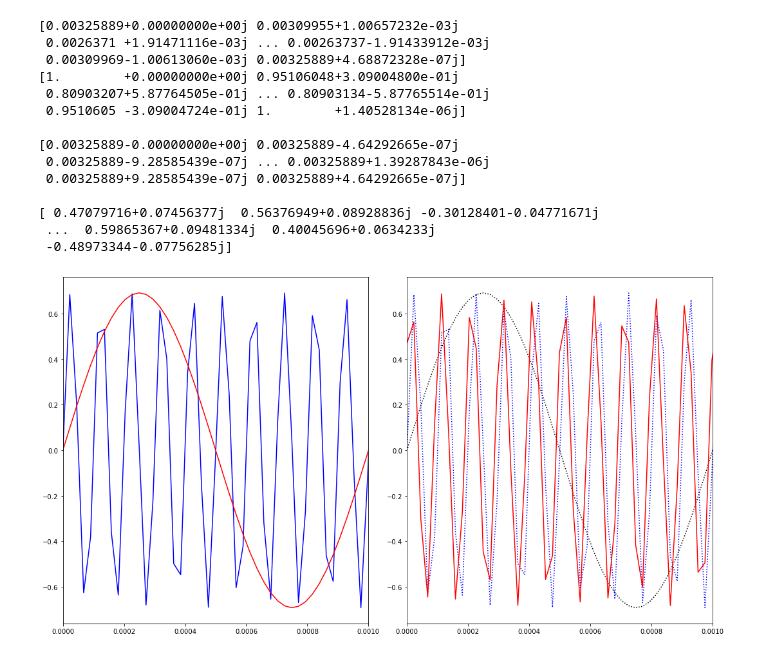
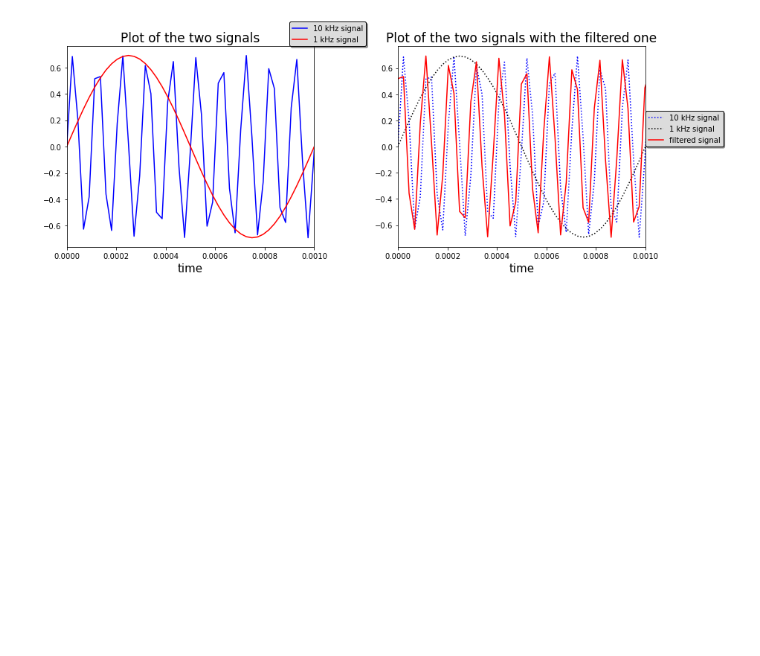
Before and after one commit to GiacomoFrn/MAPD_modA, a Jupyter notebook: python_part.ipynb, the cells around one changed output. Drawn from its saved outputs; the diff is of its cells as text; code cells hidden in the pictures; blank space fills up the shorter version.

```diff
--- a/python_part.ipynb
+++ b/python_part.ipynb
@@ -66,66 +61,61 @@ time_axis = np.arange(0, len(pow_audio_signal_1), 1) / float(freq_sample_1)
 # %%
-fig, ax = plt.subplots(nrows=1, ncols=2, figsize=(15, 8))
-ax[0].plot(time_axis, pow_audio_signal_1, color='blue')
-ax[0].plot(time_axis, pow_audio_signal_2, color='red')
-ax[0].set_xlim(right=1/1000,left=0)
+# Normalize the Signal Value and Plot it on a graph
+pow_audio_signal_1 = sig_audio_1 / np.power(2, 15) #normalizzazione
+pow_audio_signal_2 = sig_audio_2 / np.power(2, 15)
+#pow_audio_signal = pow_audio_signal [:100]
+#time_axis = 1000 * np.arange(0, len(pow_audio_signal), 1) / float(freq_sample) #in ms
+time_axis = np.arange(0, len(pow_audio_signal_1), 1) / float(freq_sample_1)
 
 
+fig, ax = plt.subplots(nrows=1, ncols=2, figsize=(13,5))
+ax[0].plot(time_axis, pow_audio_signal_1, color='blue', label='10 kHz signal')
+ax[0].plot(time_axis, pow_audio_signal_2, color='red', label='1 kHz signal')
+ax[0].set_xlim(right=1/1000,left=0)
+ax[0].set_xlabel('time', fontsize=15)
+ax[0].legend(shadow=True, framealpha=1, facecolor='gainsboro', edgecolor='black', prop={'size':10}, loc=[0.9,1])
+ax[0].set_title('Plot of the two signals', fontsize=17)
 
 somma = pow_audio_signal_1+pow_audio_signal_2
 
 #CONVOLUTION BETWEEN FILTER AND THE SIGNAL
-N=len(coeff)+len(sig_audio_1)-1 #lunghezza della convoluzione
+N=len(coeff)+len(sig_audio_1)-1 #lunghezza della convoluzione (lunghezza segnale + lunghezza coefficienti - 1)
 
 x=np.linspace(0, freq_sample_1, N)
 
 exp = ((np.pi*(N))*0.5*x)
 
 
-fft_coeff = fftpack.fft(coeff,N) #Shift della fase
-print(fft_coeff)
+fft_coeff = fftpack.fft(coeff,N)    #Shift della fase
+
 
 #fft_audio_1 = fftpack.fft(sig_audio_1,N)
 #fft_audio_2 = fftpack.fft(sig_audio_2,N)
 #out_1 = fft_audio_1*fft_coeff
 #out_2 = fft_audio_2*fft_coeff
 fft_somma = fftpack.fft(somma,N)
 out = fft_somma*fft_coeff
 freqs = fftpack.fftfreq(N)
 #plt.plot(freqs, np.abs(fft_audio_1))
 #plt.plot(freqs, np.abs(fft_audio_2))
 #plt.plot(freqs, np.abs(out))
 #plt.xlim(left = 0)
 #plt.show()
 #TIME DOMAIN FILTERED SIGNAL
 time_output = fftpack.ifft(out,N)
 #print(time_output)
 time_output=time_output[numtaps-1:]
-ax[1].plot(time_axis,pow_audio_signal_1,':',color='blue')
-ax[1].plot(time_axis,pow_audio_signal_2,':',color='black')
-ax[1].plot(time_axis,time_output,color='red')
+ax[1].plot(time_axis,pow_audio_signal_1,':',color='blue', label='10 kHz signal')
+ax[1].plot(time_axis,pow_audio_signal_2,':',color='black', label='1 kHz signal')
+ax[1].plot(time_axis,time_output,color='red', label='filtered signal')
 ax[1].set_xlim(right=1/1000,left=0)
+ax[1].set_xlabel('time', fontsize=15)
+ax[1].legend(shadow=True, framealpha=1, facecolor='gainsboro', edgecolor='black', prop={'size':10}, loc=[1,0.5])
+ax[1].set_title('Plot of the two signals with the filtered one', fontsize=17)
+
 fig.tight_layout()
 
 #sound_name = "filter.wav"
 #path=r"/home/federico/Desktop/PHD_PROJECT/MAPD_modA"
 #wv.write(os.path.join(path,sound_name),time_output,44100,sampwidth=1)
-
-print(np.exp(1j*exp),'\n')
-print(fftpack.fft(coeff,N),'\n')
-print(time_output)
 # %% [output]
-[0.00325889+0.00000000e+00j 0.00309955+1.00657232e-03j
- 0.0026371 +1.91471116e-03j ... 0.00263737-1.91433912e-03j
- 0.00309969-1.00613060e-03j 0.00325889+4.68872328e-07j]
-[1.        +0.00000000e+00j 0.95106048+3.09004800e-01j
- 0.80903207+5.87764505e-01j ... 0.80903134-5.87765514e-01j
- 0.9510605 -3.09004724e-01j 1.        +1.40528134e-06j]
-
-[0.00325889-0.00000000e+00j 0.00325889-4.64292665e-07j
- 0.00325889-9.28585439e-07j ... 0.00325889+1.39287843e-06j
- 0.00325889+9.28585439e-07j 0.00325889+4.64292665e-07j]
-
-[ 0.47079716+0.07456377j  0.56376949+0.08928836j -0.30128401-0.04771671j
- ...  0.59865367+0.09481334j  0.40045696+0.0634233j
- -0.48973344-0.07756285j]
-[figure, old version]
+[figure, new version]
```
Also changed, not shown: parts of 1 cell of this notebook.
